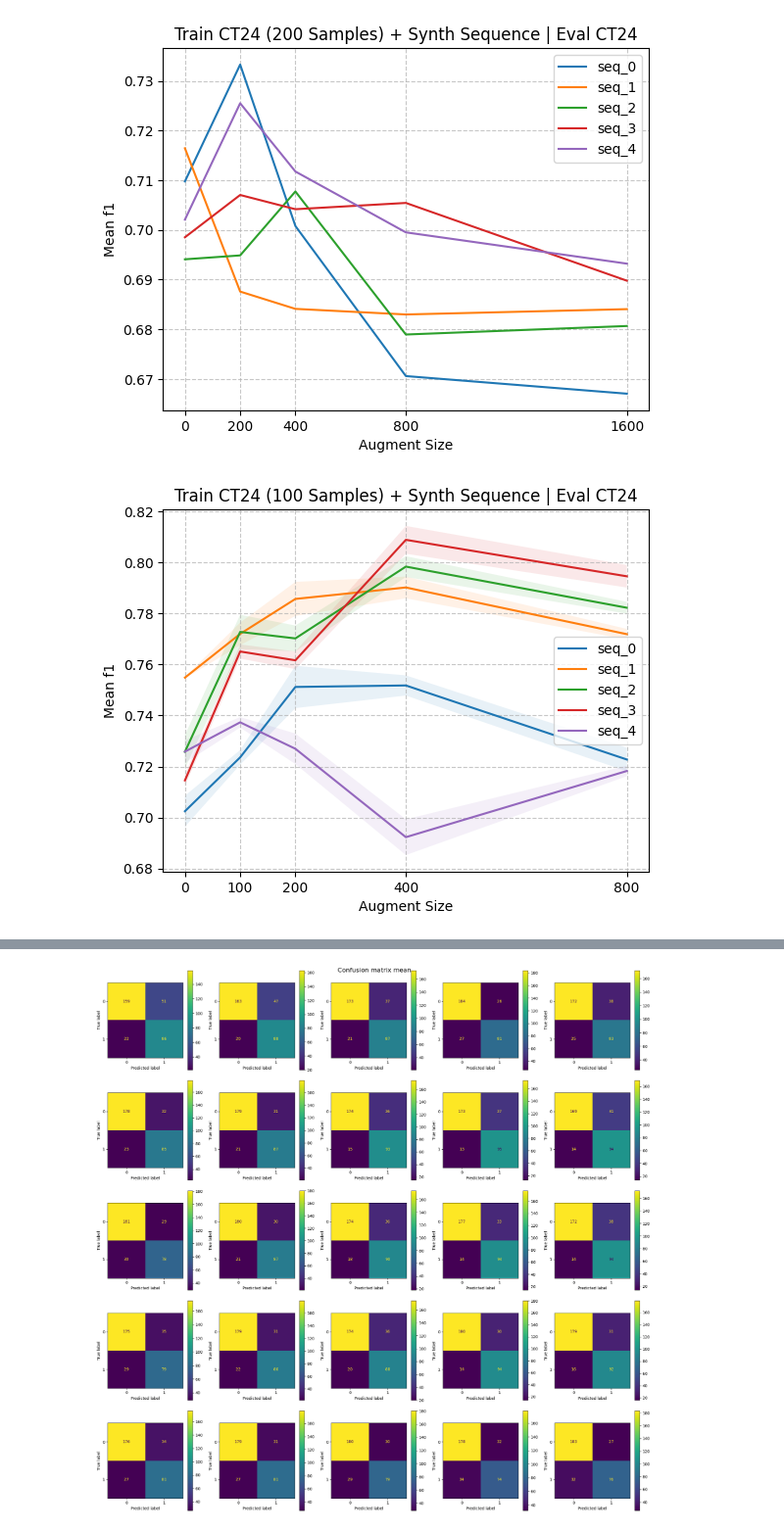
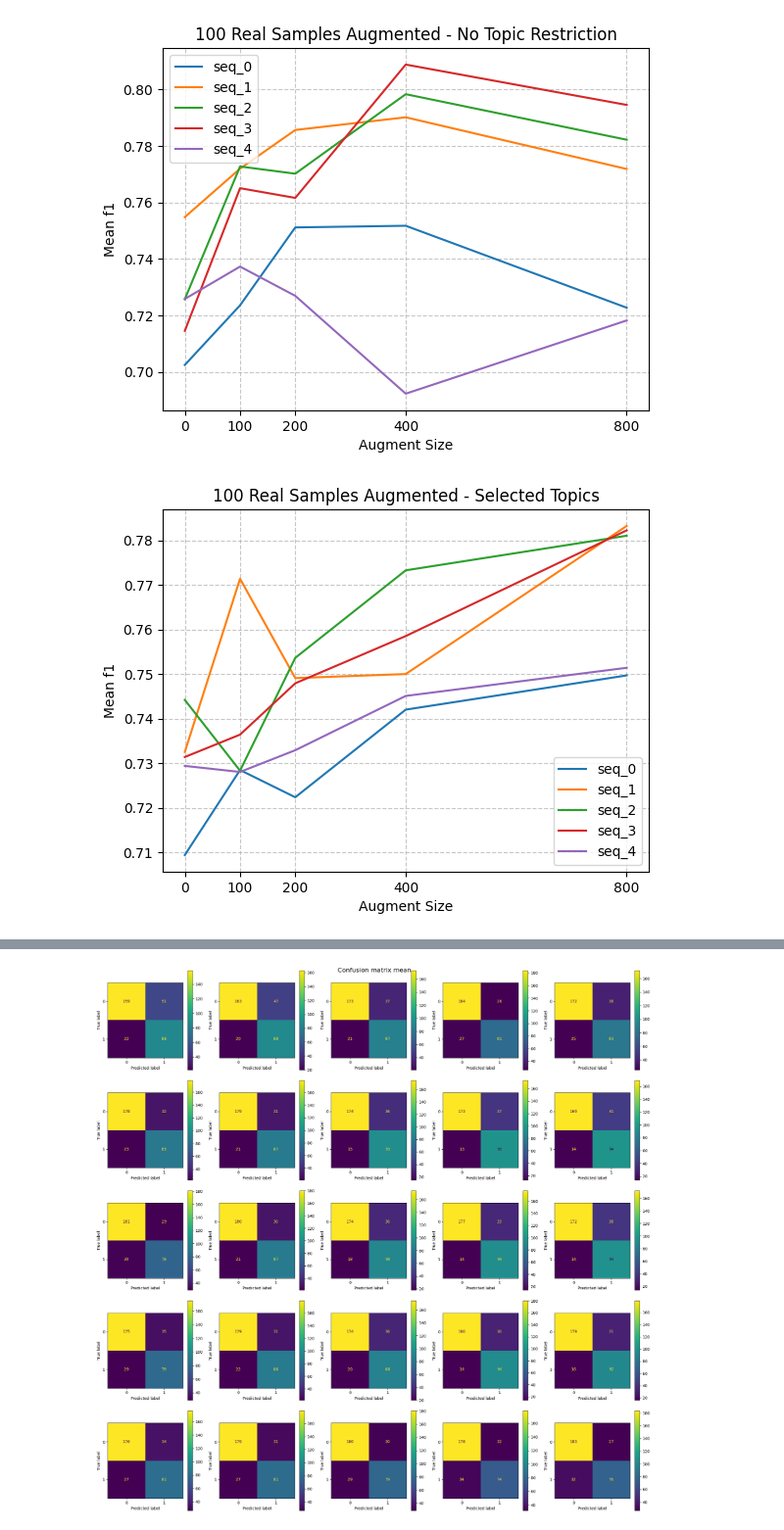
Before and after one commit to BashPrince/thesis, a Jupyter notebook: analysis/analysis.ipynb, the cells around one changed output, grey strips where cells are left out. Shown: that part at 98% size. Saved outputs shown, nothing was run; the diff lists cells and outputs as text; code cells hidden in the pictures.

```diff
--- a/analysis/analysis.ipynb
+++ b/analysis/analysis.ipynb
@@ -163,7 +164,7 @@ def plot_predictions(predictions: dict):
     plt.tight_layout()
     plt.show()
 # %%
-def calculate_metrics(predictions: tuple, invert: bool):
+def calculate_metrics(predictions: dict, invert: bool):
     metric = evaluate.combine(["precision", "recall", "accuracy", "f1"])
 
     if invert:
@@ -171,7 +172,12 @@ def calculate_metrics(predictions: tuple, invert: bool):
     else:
         metrics = [metric.compute(predictions=preds["predictions"], references=preds["labels"]) for preds in predictions]
 
-    return pd.DataFrame(metrics)
+    df = pd.DataFrame(metrics)
+
+    if df.empty:
+        print("Warning: empty metrics dataframe")
+
+    return df
 # %%
 def get_misclassified_samples(predictions: np.array, data_frame: pd.DataFrame, trunc_data: int | bool = False):
     df_copy = data_frame.copy()
@@ -766,19 +938,19 @@ eval_groups = [
 #runs_to_f1_stripplots(eval_groups, load_from_cache=True)
 
 seq_groups = [
-    {
-        "sequences": [
-            {"run_names": ("ct24_200_synth_seq_0_0_combined_eval", "ct24_200_synth_seq_0_200_combined_eval", "ct24_200_synth_seq_0_400_combined_eval", "ct24_200_synth_seq_0_800_combined_eval", "ct24_200_synth_seq_0_1600_combined_eval"), "plot_name": "seq_0"},
-            {"run_names": ("ct24_200_synth_seq_1_0_combined_eval", "ct24_200_synth_seq_1_200_combined_eval", "ct24_200_synth_seq_1_400_combined_eval", "ct24_200_synth_seq_1_800_combined_eval", "ct24_200_synth_seq_1_1600_combined_eval"), "plot_name": "seq_1"},
-            {"run_names": ("ct24_200_synth_seq_2_0_combined_eval", "ct24_200_synth_seq_2_200_combined_eval", "ct24_200_synth_seq_2_400_combined_eval", "ct24_200_synth_seq_2_800_combined_eval", "ct24_200_synth_seq_2_1600_combined_eval"), "plot_name": "seq_2"},
-            {"run_names": ("ct24_200_synth_seq_3_0_combined_eval", "ct24_200_synth_seq_3_200_combined_eval", "ct24_200_synth_seq_3_400_combined_eval", "ct24_200_synth_seq_3_800_combined_eval", "ct24_200_synth_seq_3_1600_combined_eval"), "plot_name": "seq_3"},
-            {"run_names": ("ct24_200_synth_seq_4_0_combined_eval", "ct24_200_synth_seq_4_200_combined_eval", "ct24_200_synth_seq_4_400_combined_eval", "ct24_200_synth_seq_4_800_combined_eval", "ct24_200_synth_seq_4_1600_combined_eval"), "plot_name": "seq_4"},
-        ],
-        "title": "Train CT24 (200 Samples) + Synth Sequence | Eval CT24",
-        "sizes": np.array([0, 200, 400, 800, 1600]),
-        "x-label": "Augment Size",
-        "std_scale": 0.0
-    },
+    # {
+    #     "sequences": [
+    #         {"run_names": ("ct24_200_synth_seq_0_0_combined_eval", "ct24_200_synth_seq_0_200_combined_eval", "ct24_200_synth_seq_0_400_combined_eval", "ct24_200_synth_seq_0_800_combined_eval", "ct24_200_synth_seq_0_1600_combined_eval"), "plot_name": "seq_0"},
+    #         {"run_names": ("ct24_200_synth_seq_1_0_combined_eval", "ct24_200_synth_seq_1_200_combined_eval", "ct24_200_synth_seq_1_400_combined_eval", "ct24_200_synth_seq_1_800_combined_eval", "ct24_200_synth_seq_1_1600_combined_eval"), "plot_name": "seq_1"},
+    #         {"run_names": ("ct24_200_synth_seq_2_0_combined_eval", "ct24_200_synth_seq_2_200_combined_eval", "ct24_200_synth_seq_2_400_combined_eval", "ct24_200_synth_seq_2_800_combined_eval", "ct24_200_synth_seq_2_1600_combined_eval"), "plot_name": "seq_2"},
+    #         {"run_names": ("ct24_200_synth_seq_3_0_combined_eval", "ct24_200_synth_seq_3_200_combined_eval", "ct24_200_synth_seq_3_400_combined_eval", "ct24_200_synth_seq_3_800_combined_eval", "ct24_200_synth_seq_3_1600_combined_eval"), "plot_name": "seq_3"},
+    #         {"run_names": ("ct24_200_synth_seq_4_0_combined_eval", "ct24_200_synth_seq_4_200_combined_eval", "ct24_200_synth_seq_4_400_combined_eval", "ct24_200_synth_seq_4_800_combined_eval", "ct24_200_synth_seq_4_1600_combined_eval"), "plot_name": "seq_4"},
+    #     ],
+    #     "title": "Train CT24 (200 Samples) + Synth Sequence | Eval CT24",
+    #     "sizes": np.array([0, 200, 400, 800, 1600]),
+    #     "x-label": "Augment Size",
+    #     "std_scale": 0.0
+    # },
     {
         "sequences": [
             {"run_names": ("experiment_001_seq_0_aug_0", "experiment_001_seq_0_aug_100", "experiment_001_seq_0_aug_200", "experiment_001_seq_0_aug_400", "experiment_001_seq_0_aug_800"), "plot_name": "seq_0"},
@@ -787,42 +959,42 @@ seq_groups = [
             {"run_names": ("experiment_001_seq_3_aug_0", "experiment_001_seq_3_aug_100", "experiment_001_seq_3_aug_200", "experiment_001_seq_3_aug_400", "experiment_001_seq_3_aug_800"), "plot_name": "seq_3"},
             {"run_names": ("experiment_001_seq_4_aug_0", "experiment_001_seq_4_aug_100", "experiment_001_seq_4_aug_200", "experiment_001_seq_4_aug_400", "experiment_001_seq_4_aug_800"), "plot_name": "seq_4"},
         ],
-        "title": "Train CT24 (100 Samples) + Synth Sequence | Eval CT24",
+        "title": "100 Real Samples Augmented - No Topic Restriction",
         "sizes": np.array([0, 100, 200, 400, 800]),
         "x-label": "Augment Size",
-        "std_scale": 0.25
+        "std_scale": 0
     },
     {
         "sequences": [
             {"run_names": ("experiment_002_seq_0_aug_0", "experiment_002_seq_0_aug_100", "experiment_002_seq_0_aug_200", "experiment_002_seq_0_aug_400", "experiment_002_seq_0_aug_800"), "plot_name": "seq_0"},
             {"run_names": ("experiment_002_seq_1_aug_0", "experiment_002_seq_1_aug_100", "experiment_002_seq_1_aug_200", "experiment_002_seq_1_aug_400", "experiment_002_seq_1_aug_800"), "plot_name": "seq_1"},
             {"run_names": ("experiment_002_seq_2_aug_0", "experiment_002_seq_2_aug_100", "experiment_002_seq_2_aug_200", "experiment_002_seq_2_aug_400", "experiment_002_seq_2_aug_800"), "plot_name": "seq_2"},
             {"run_names": ("experiment_002_seq_3_aug_0", "experiment_002_seq_3_aug_100", "experiment_002_seq_3_aug_200", "experiment_002_seq_3_aug_400", "experiment_002_seq_3_aug_800"), "plot_name": "seq_3"},
             {"run_names": ("experiment_002_seq_4_aug_0", "experiment_002_seq_4_aug_100", "experiment_002_seq_4_aug_200", "experiment_002_seq_4_aug_400", "experiment_002_seq_4_aug_800"), "plot_name": "seq_4"},
         ],
-        "title": "Train CT24 (100 Samples) + Topic-Guided Synth Sequence | Eval CT24",
+        "title": "100 Real Samples Augmented - Selected Topics",
         "sizes": np.array([0, 100, 200, 400, 800]),
         "x-label": "Augment Size",
-        "std_scale": 0.25
+        "std_scale": 0
     },
 ]
 
 runs_to_linegraphs(seq_groups, metric="f1", load_from_cache=True)
 
 # Check out single sequence
 eval_groups = [
     {
         "runs": [
             {"run_names": "ct24_200_synth_seq_4_0", "plot_name": "synth 0"},
             {"run_names": "ct24_200_synth_seq_4_200", "plot_name": "synth 200"},
             {"run_names": "ct24_200_synth_seq_4_400", "plot_name": "synth 400"},
             {"run_names": "ct24_200_synth_seq_4_800", "plot_name": "synth 800"},
             {"run_names": "ct24_200_synth_seq_4_1600", "plot_name": "synth 1600"},
         ],
         "title": "Train CT24 + Synth Sequence 4 | Eval CT24",
     }
 ]
 #runs_to_f1_stripplots(eval_groups, load_from_cache=True)
 # %% [output]
-[figure, old version]
+[figure, new version]
-[figure, old version]
+[figure, new version]
```
Also changed, not shown: parts of 11 cells of this notebook, 2 other files.
